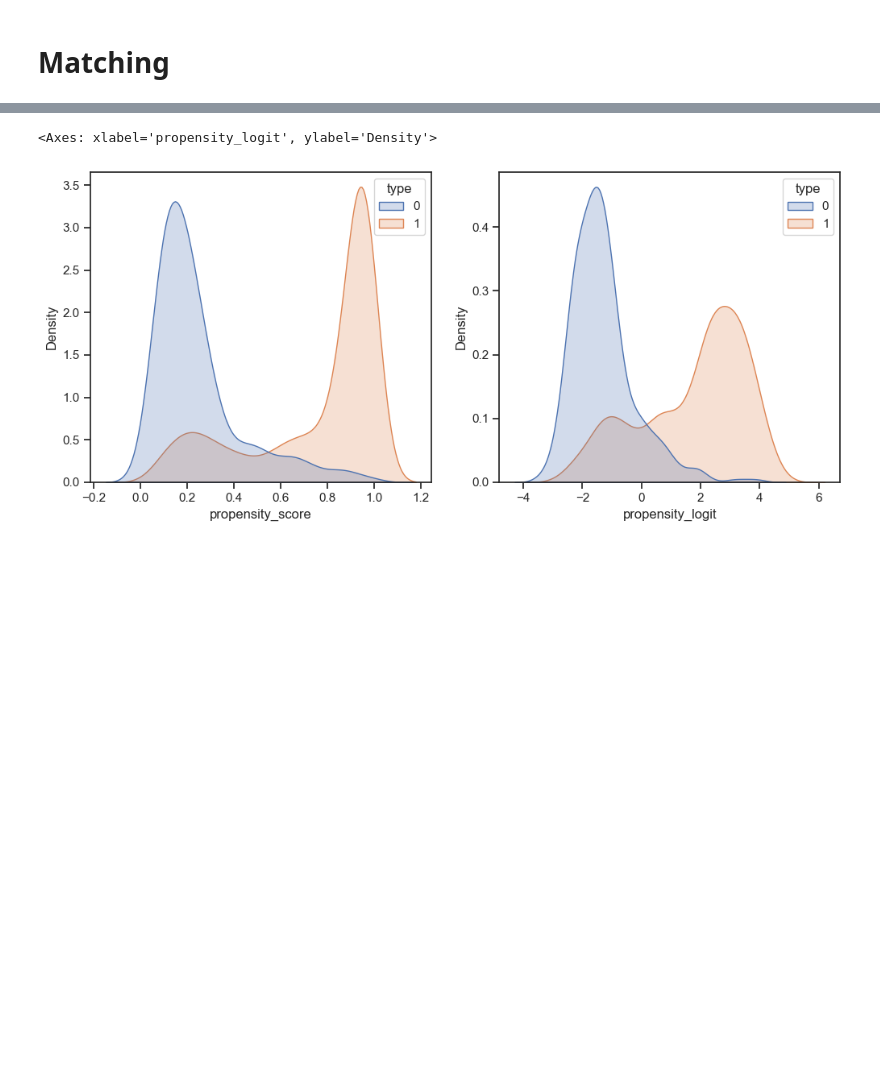
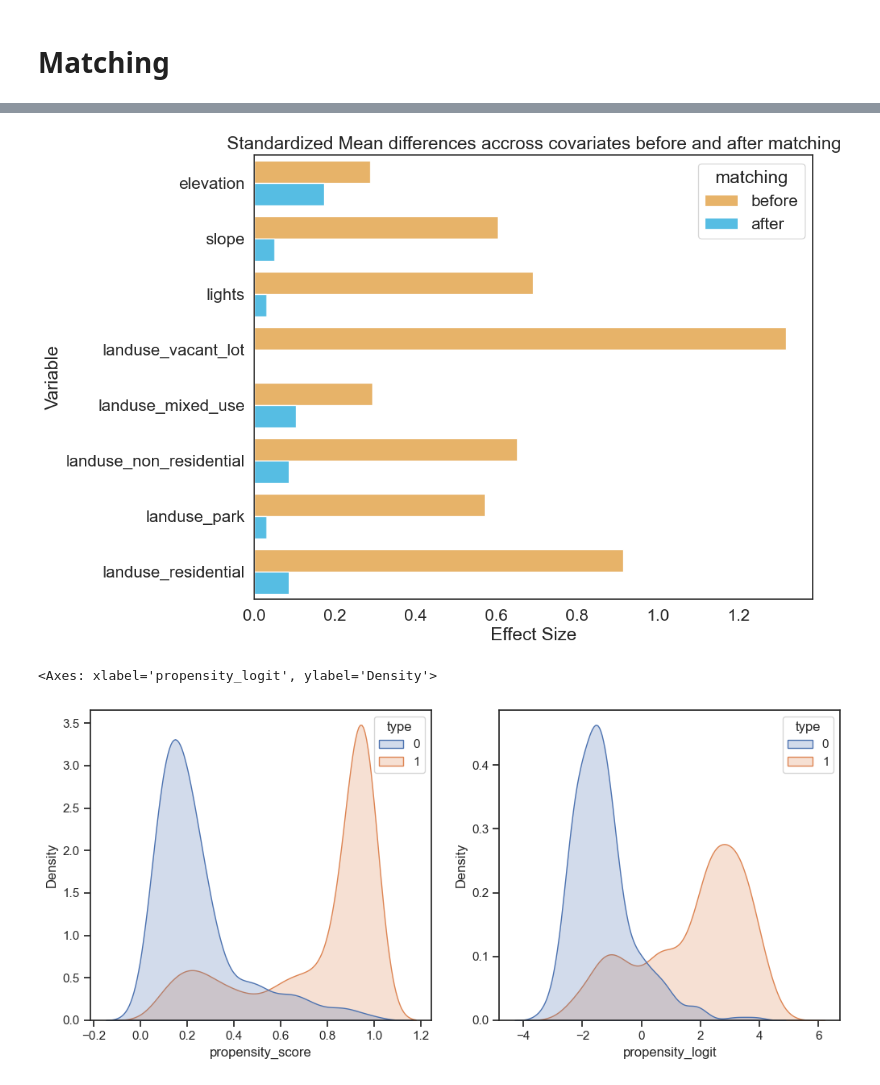
Before and after one commit to RodolfoFigueroa/belo_horizonte, a Jupyter notebook: 01_heat_islands.ipynb, the cells around one changed output, grey strips where cells are left out. Drawn from its saved outputs; the diff is of its cells as text; code cells hidden in the pictures; blank space fills up the shorter version.

```diff
--- a/01_heat_islands.ipynb
+++ b/01_heat_islands.ipynb
@@ -294,3 +313,7 @@ psm.kdtree_matched(
+# %%
+psm.effect_size_plot()
+# %% [output]
+[figure, added]
 # %%
 sns.set_theme(style="ticks")
 
```
Also changed, not shown: parts of 7 cells of this notebook, 3 other files.
